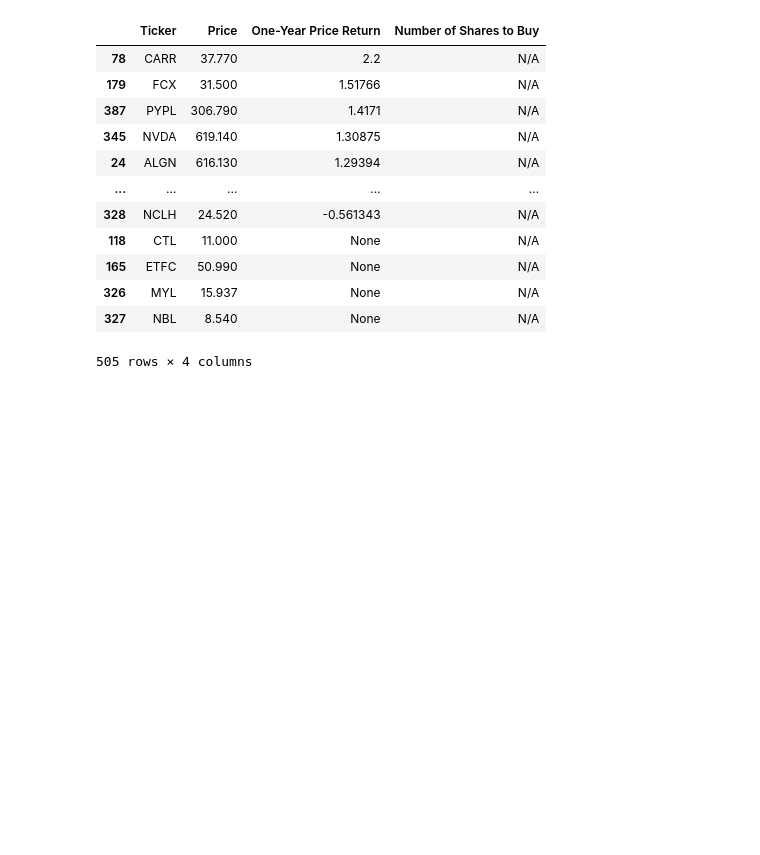
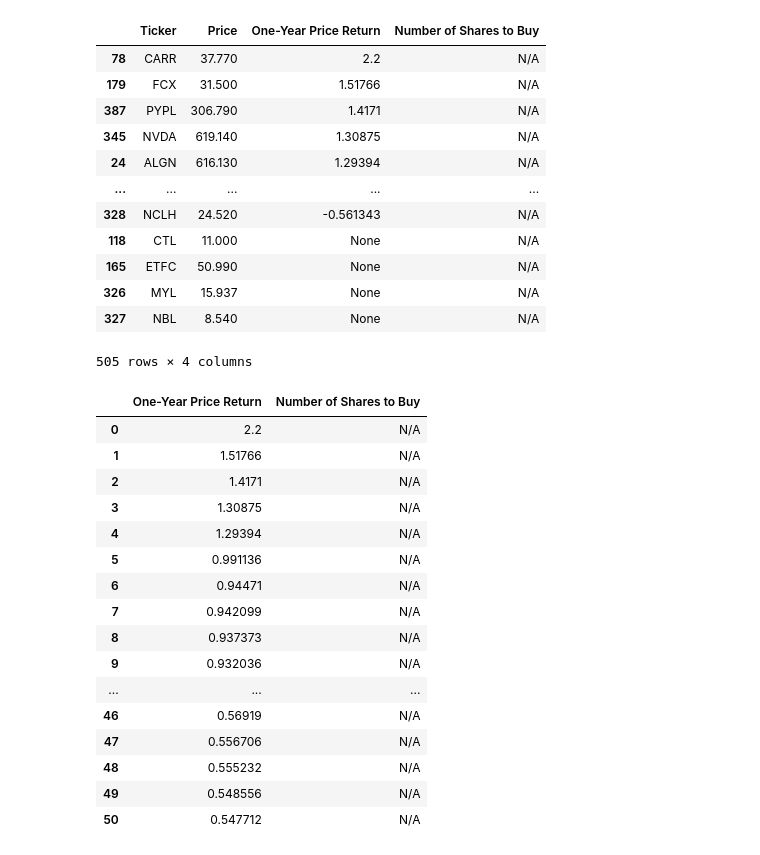
Before and after one commit to Manas1820/G_MAP, a Jupyter notebook: stock_prediction/stock_prediction_using_momentum_as_factor.ipynb, the cells around one changed output. Saved outputs shown, nothing was run; the diff lists cells and outputs as text; code cells hidden in the pictures; blank space fills up the shorter version.

```diff
--- a/stock_prediction/stock_prediction_using_momentum_as_factor.ipynb
+++ b/stock_prediction/stock_prediction_using_momentum_as_factor.ipynb
@@ -136,3 +136,26 @@ final_dataframe  #sorting data to get top 50 stocks.
 | 326 | MYL | 15.937 | None | N/A |
 | 327 | NBL | 8.540 | None | N/A |
 505 rows × 4 columns
+# %%
+final_dataframe.sort_values('One-Year Price Return', ascending = False, inplace = True)
+final_dataframe = final_dataframe[:51]
+final_dataframe.reset_index(drop = True,inplace = True)
+final_dataframe.iloc[:, 2:]
+# %% [output]
+|  | One-Year Price Return | Number of Shares to Buy |
+| 0 | 2.2 | N/A |
+| 1 | 1.51766 | N/A |
+| 2 | 1.4171 | N/A |
+| 3 | 1.30875 | N/A |
+| 4 | 1.29394 | N/A |
+| 5 | 0.991136 | N/A |
+| 6 | 0.94471 | N/A |
+| 7 | 0.942099 | N/A |
+| 8 | 0.937373 | N/A |
+| 9 | 0.932036 | N/A |
+| ... | ... | ... |
+| 46 | 0.56919 | N/A |
+| 47 | 0.556706 | N/A |
+| 48 | 0.555232 | N/A |
+| 49 | 0.548556 | N/A |
+| 50 | 0.547712 | N/A |
```
